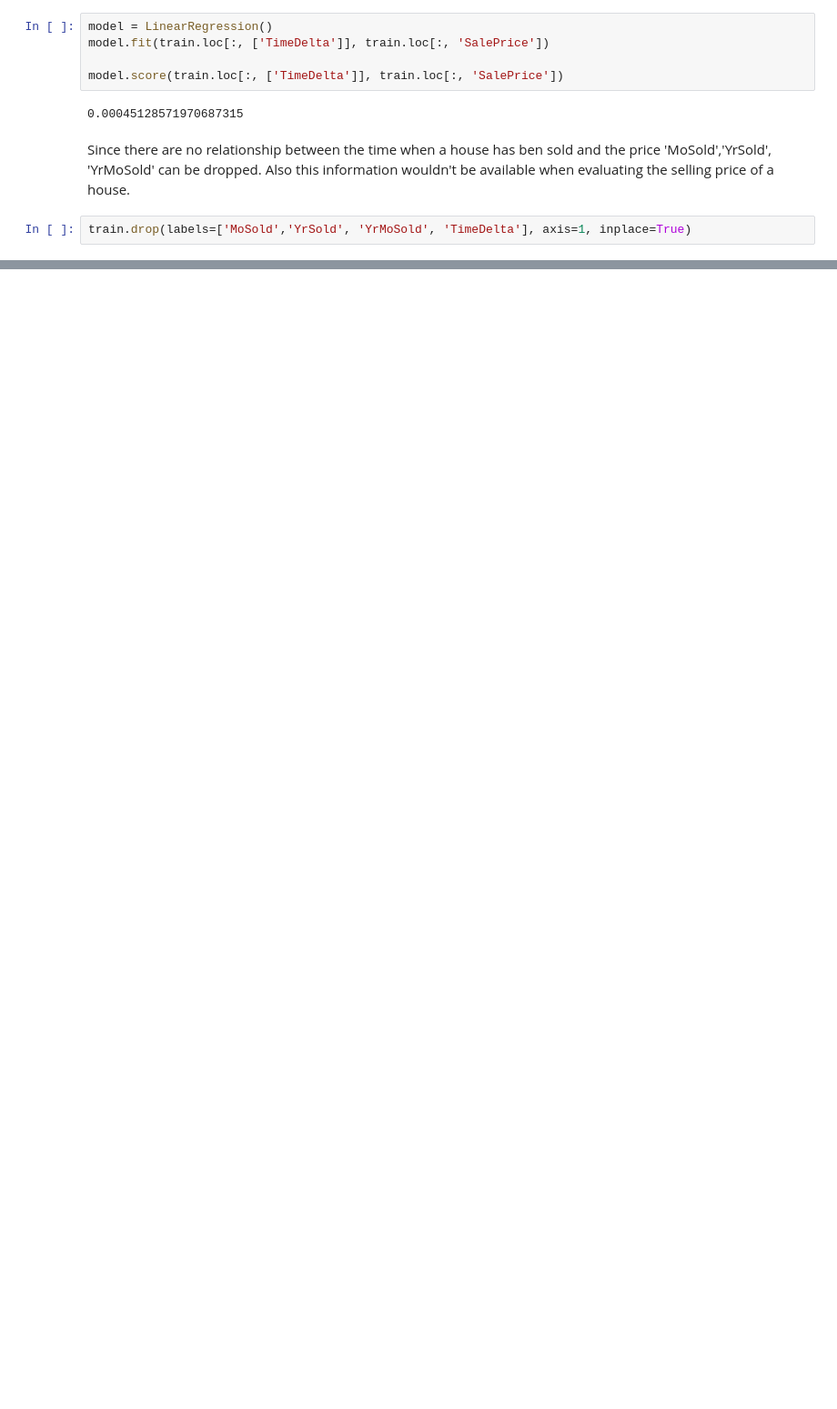
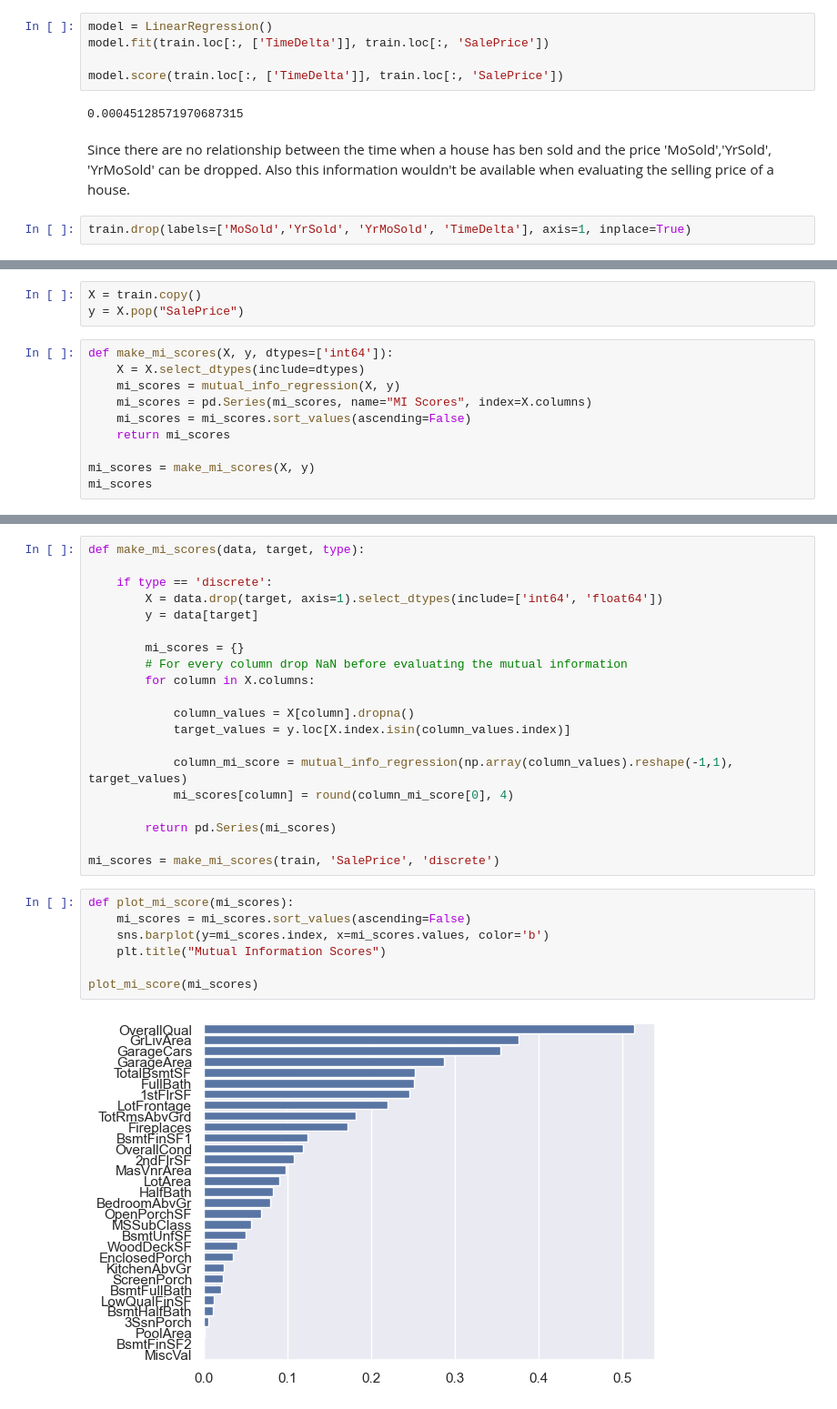
Before and after one commit to PaoloCarlevero/portfolio, a Jupyter notebook: work_in_progres/house_prices/price_prediction.ipynb, the cells around one changed output, grey strips where cells are left out. Shown at 91% size. Drawn from its saved outputs; the diff is of its cells as text; blank space fills up the shorter version.

```diff
--- a/work_in_progres/house_prices/price_prediction.ipynb
+++ b/work_in_progres/house_prices/price_prediction.ipynb
@@ -163,0 +156,13 @@ train.drop(labels=['MoSold','YrSold', 'YrMoSold', 'TimeDelta'], axis=1, inplace=
+# %%
+X = train.copy()
+y = X.pop("SalePrice")
+# %%
+def make_mi_scores(X, y, dtypes=['int64']):
+    X = X.select_dtypes(include=dtypes)
+    mi_scores = mutual_info_regression(X, y)
+    mi_scores = pd.Series(mi_scores, name="MI Scores", index=X.columns)
+    mi_scores = mi_scores.sort_values(ascending=False)
+    return mi_scores
+
+mi_scores = make_mi_scores(X, y)
+mi_scores
@@ -163,0 +187,29 @@ train.drop(labels=['MoSold','YrSold', 'YrMoSold', 'TimeDelta'], axis=1, inplace=
+# %%
+def make_mi_scores(data, target, type):
+
+    if type == 'discrete':
+        X = data.drop(target, axis=1).select_dtypes(include=['int64', 'float64'])
+        y = data[target]
+
+        mi_scores = {}
+        # For every column drop NaN before evaluating the mutual information
+        for column in X.columns:
+
+            column_values = X[column].dropna()
+            target_values = y.loc[X.index.isin(column_values.index)]
+
+            column_mi_score = mutual_info_regression(np.array(column_values).reshape(-1,1), target_values)
+            mi_scores[column] = round(column_mi_score[0], 4)
+
+        return pd.Series(mi_scores)
+
+mi_scores = make_mi_scores(train, 'SalePrice', 'discrete')
+# %%
+def plot_mi_score(mi_scores):
+    mi_scores = mi_scores.sort_values(ascending=False)
+    sns.barplot(y=mi_scores.index, x=mi_scores.values, color='b')
+    plt.title("Mutual Information Scores")
+
+plot_mi_score(mi_scores)
+# %% [output]
+[figure, added]
```
Also changed, not shown: parts of 9 cells of this notebook.
